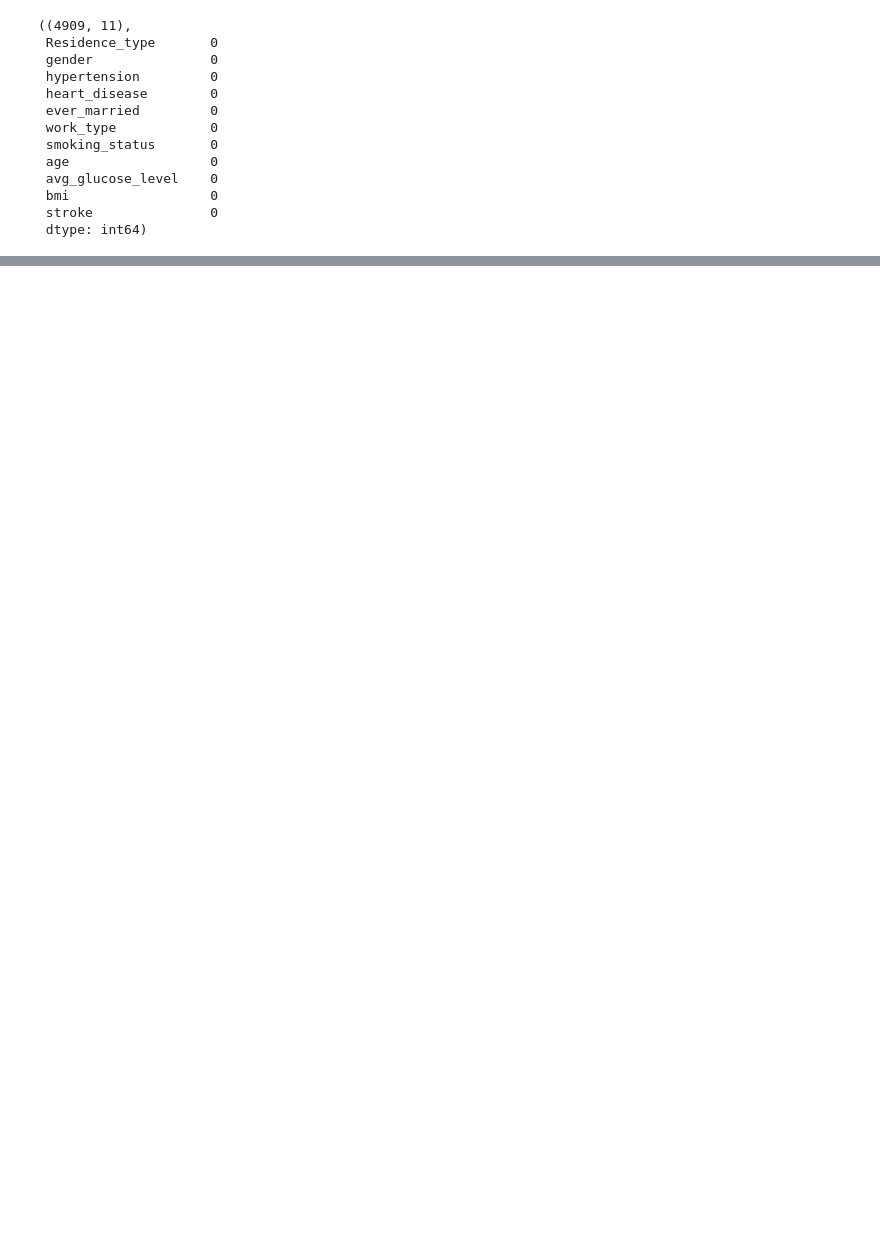
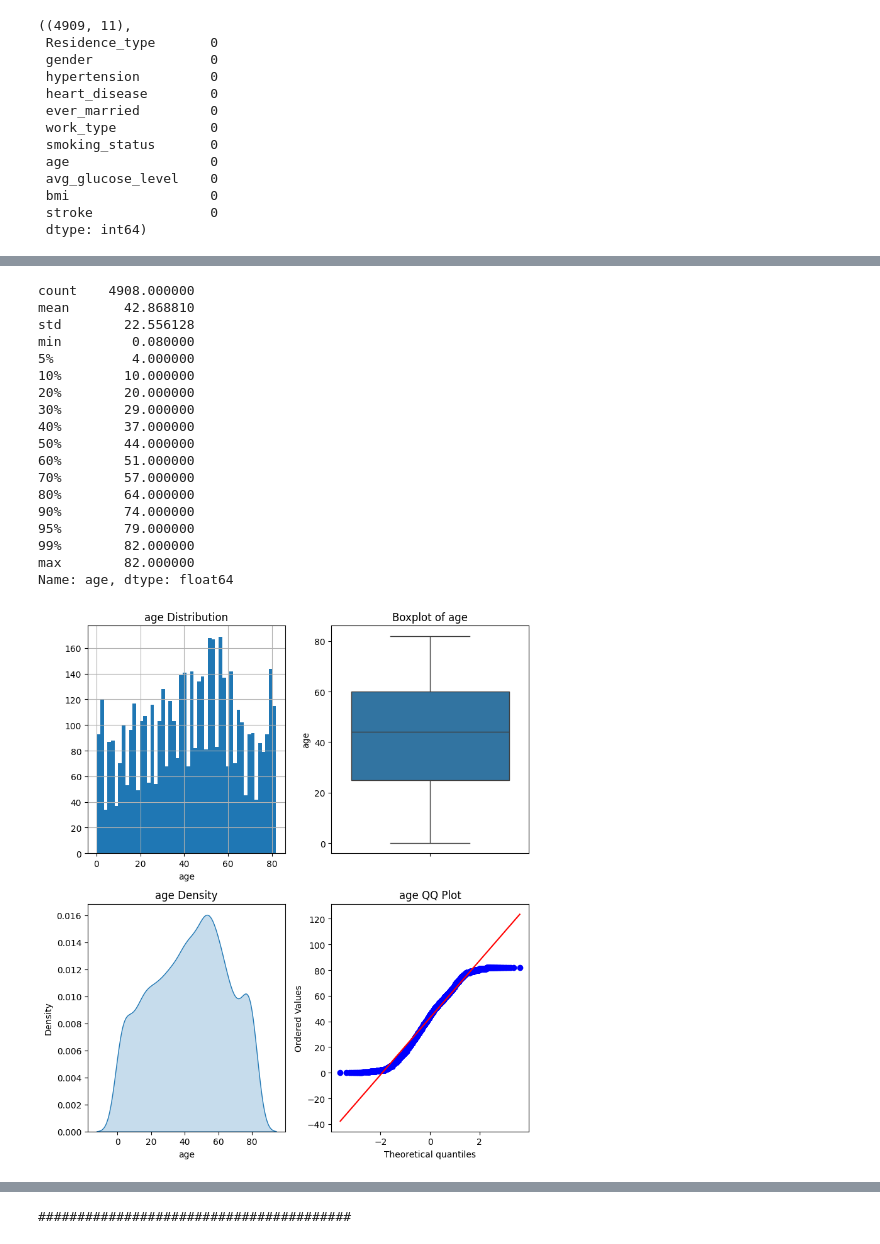
Before and after one commit to mtfattahpour/stroke-prediction, a Jupyter notebook: notebooks/data_exploration.ipynb, the cells around one changed output, grey strips where cells are left out. Saved outputs shown, nothing was run; the diff lists cells and outputs as text; code cells hidden in the pictures; blank space fills up the shorter version.

```diff
--- a/notebooks/data_exploration.ipynb
+++ b/notebooks/data_exploration.ipynb
@@ -136,0 +235,3 @@ data.shape, data.isna().sum()
+# %%
+data = data[data['gender'] != 'Other']
+data
@@ -136,0 +252,53 @@ data.shape, data.isna().sum()
+# %%
+import scipy.stats as stats
+
+def num_summary(data, numerical_col):
+    quantiles = [0.05, 0.10, 0.20, 0.30, 0.40, 0.50, 0.60, 0.70, 0.80, 0.90, 0.95, 0.99]
+    print(data[numerical_col].describe(quantiles).T)
+
+    plt.figure(figsize=(8, 9))
+    plt.subplot(2, 2, 1)
+    data[numerical_col].hist(bins=50)
+    plt.xlabel(numerical_col)
+    plt.title(numerical_col + " Distribution")
+
+    plt.subplot(2, 2, 2)
+    sns.boxplot(y=numerical_col, data=data)
+    plt.title("Boxplot of " + numerical_col)
+
+    plt.subplot(2, 2, 3)
+    sns.kdeplot(data[numerical_col], shade=True)
+    plt.xlabel(numerical_col)
+    plt.title(numerical_col + " Density")
+
+    plt.subplot(2, 2, 4)
+    stats.probplot(data[numerical_col], dist="norm", plot=plt)
+    plt.title(numerical_col + " QQ Plot")
+
+    plt.tight_layout()
+    plt.show()
+
+    print("#" * 40)
+
+for col in numeric_features:
+    num_summary(data, col)
+# %% [output]
+count    4908.000000
+mean       42.868810
+std        22.556128
+min         0.080000
+5%          4.000000
+10%        10.000000
+20%        20.000000
+30%        29.000000
+40%        37.000000
+50%        44.000000
+60%        51.000000
+70%        57.000000
+80%        64.000000
+90%        74.000000
+95%        79.000000
+99%        82.000000
+max        82.000000
+Name: age, dtype: float64
+[figure, added]
@@ -136,0 +345 @@ data.shape, data.isna().sum()
+########################################
```
Also changed, not shown: parts of 15 cells of this notebook.
